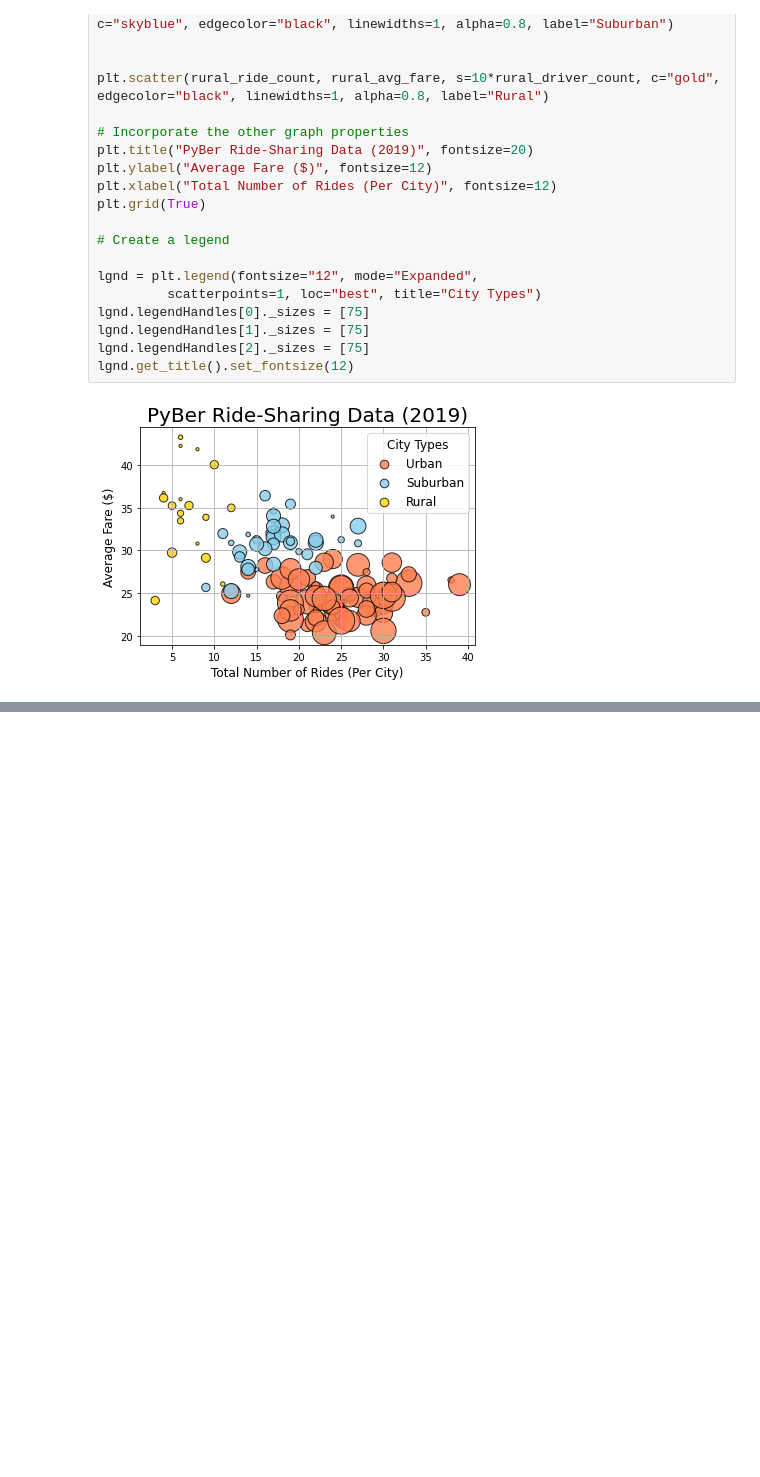
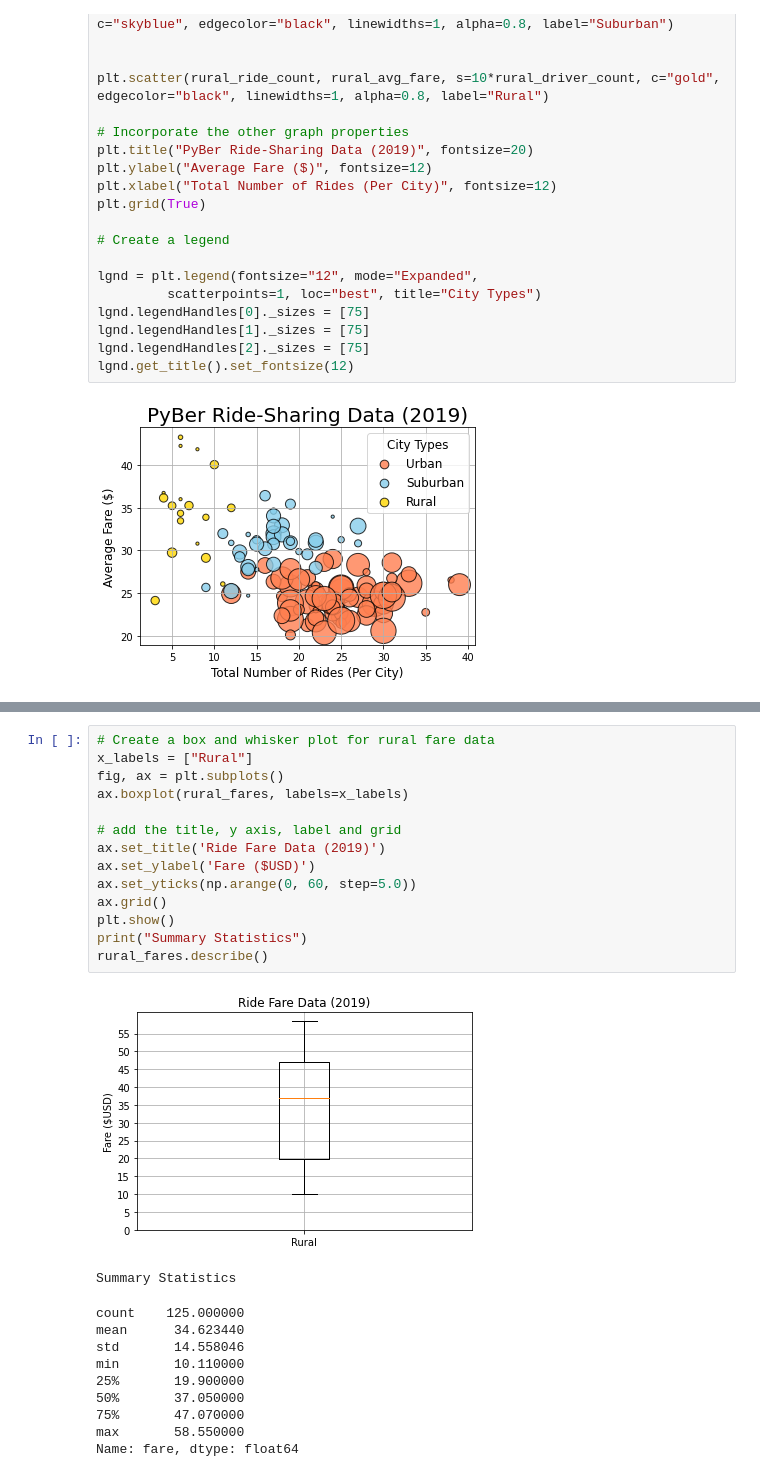
Before and after one commit to rhiandoy/PyBer_Analysis, a Jupyter notebook: PyBer.ipynb, the cells around one changed output, grey strips where cells are left out. Cells and saved outputs as stored; diff of their text form; blank space fills up the shorter version.

```diff
--- a/PyBer.ipynb
+++ b/PyBer.ipynb
@@ -284,0 +552,26 @@ lgnd.get_title().set_fontsize(12)
+# %%
+# Create a box and whisker plot for rural fare data
+x_labels = ["Rural"]
+fig, ax = plt.subplots()
+ax.boxplot(rural_fares, labels=x_labels)
+
+# add the title, y axis, label and grid
+ax.set_title('Ride Fare Data (2019)')
+ax.set_ylabel('Fare ($USD)')
+ax.set_yticks(np.arange(0, 60, step=5.0))
+ax.grid()
+plt.show()
+print("Summary Statistics")
+rural_fares.describe()
+# %% [output]
+[figure, added]
+Summary Statistics
+count    125.000000
+mean      34.623440
+std       14.558046
+min       10.110000
+25%       19.900000
+50%       37.050000
+75%       47.070000
+max       58.550000
+Name: fare, dtype: float64
```
Also changed, not shown: parts of 28 cells of this notebook, 2 other files.
